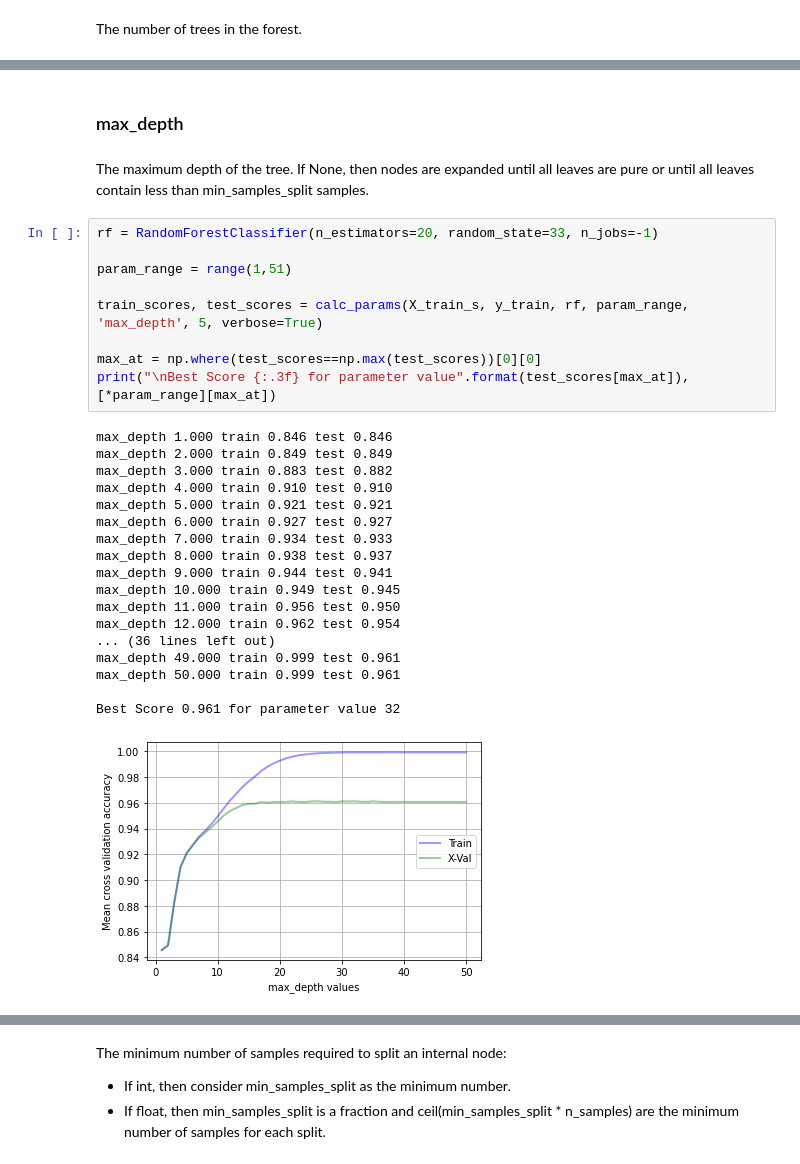
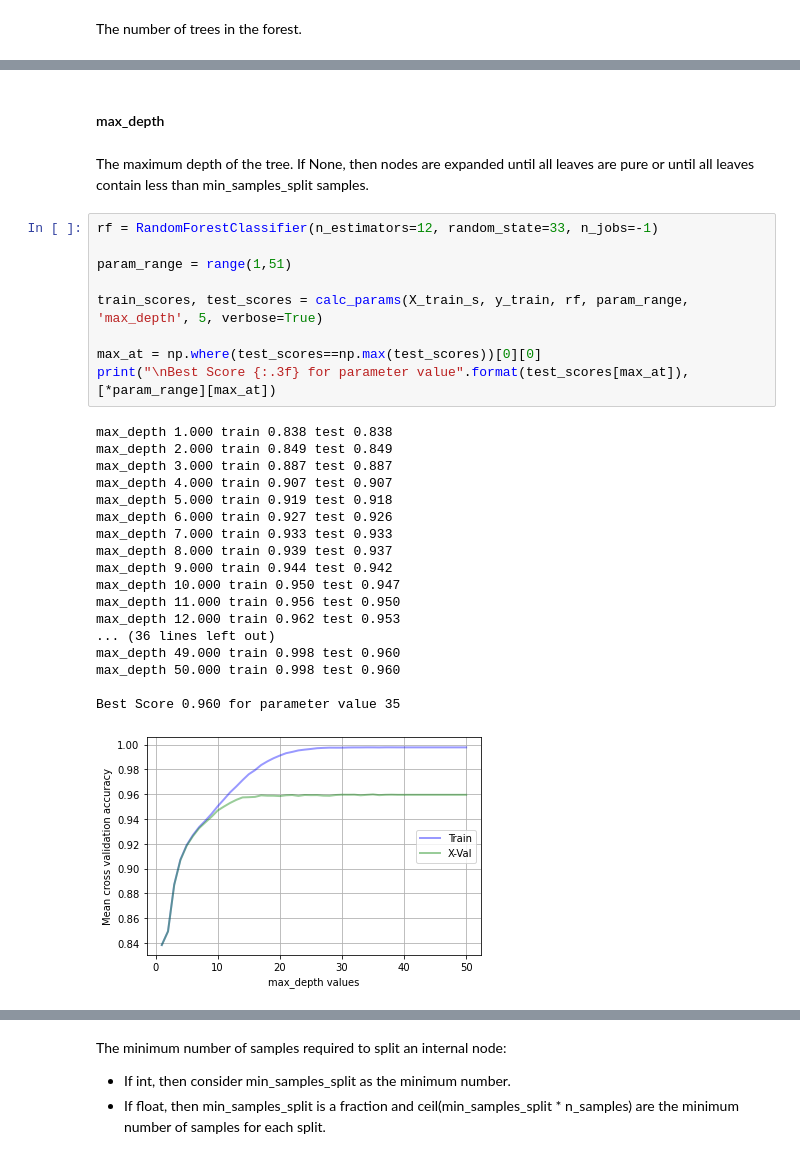
Before and after one commit to gpala7077/Classifying_Airline_Customer_Satisfication, a Jupyter notebook: Final_Project_random_forest.ipynb, the cells around one changed output, grey strips where cells are left out. Cells and saved outputs as stored; diff of their text form.

```diff
--- a/Final_Project_random_forest.ipynb
+++ b/Final_Project_random_forest.ipynb
@@ -113,33 +117,33 @@ NameError: name 'test_scores' is not defined
 # %% [markdown]
-### max_depth
+#### max_depth
 # %% [markdown]
 The maximum depth of the tree. If None, then nodes are expanded until all leaves are pure or until all leaves contain less than min_samples_split samples.
 # %%
-rf = RandomForestClassifier(n_estimators=20, random_state=33, n_jobs=-1)
+rf = RandomForestClassifier(n_estimators=12, random_state=33, n_jobs=-1)
 
 param_range = range(1,51)
 
 train_scores, test_scores = calc_params(X_train_s, y_train, rf, param_range, 'max_depth', 5, verbose=True)
 
 max_at = np.where(test_scores==np.max(test_scores))[0][0]
 print("\nBest Score {:.3f} for parameter value".format(test_scores[max_at]), [*param_range][max_at])
 # %% [output]
-max_depth 1.000 train 0.846 test 0.846
+max_depth 1.000 train 0.838 test 0.838
 max_depth 2.000 train 0.849 test 0.849
-max_depth 3.000 train 0.883 test 0.882
-max_depth 4.000 train 0.910 test 0.910
-max_depth 5.000 train 0.921 test 0.921
-max_depth 6.000 train 0.927 test 0.927
-max_depth 7.000 train 0.934 test 0.933
-max_depth 8.000 train 0.938 test 0.937
-max_depth 9.000 train 0.944 test 0.941
-max_depth 10.000 train 0.949 test 0.945
+max_depth 3.000 train 0.887 test 0.887
+max_depth 4.000 train 0.907 test 0.907
+max_depth 5.000 train 0.919 test 0.918
+max_depth 6.000 train 0.927 test 0.926
+max_depth 7.000 train 0.933 test 0.933
+max_depth 8.000 train 0.939 test 0.937
+max_depth 9.000 train 0.944 test 0.942
+max_depth 10.000 train 0.950 test 0.947
 max_depth 11.000 train 0.956 test 0.950
-max_depth 12.000 train 0.962 test 0.954
+max_depth 12.000 train 0.962 test 0.953
 ... (36 lines left out)
-max_depth 49.000 train 0.999 test 0.961
-max_depth 50.000 train 0.999 test 0.961
+max_depth 49.000 train 0.998 test 0.960
+max_depth 50.000 train 0.998 test 0.960
 
-Best Score 0.961 for parameter value 32
+Best Score 0.960 for parameter value 35
-[figure, old version]
+[figure, new version]
 # %% [markdown]
```
Also changed, not shown: parts of 32 cells of this notebook.
